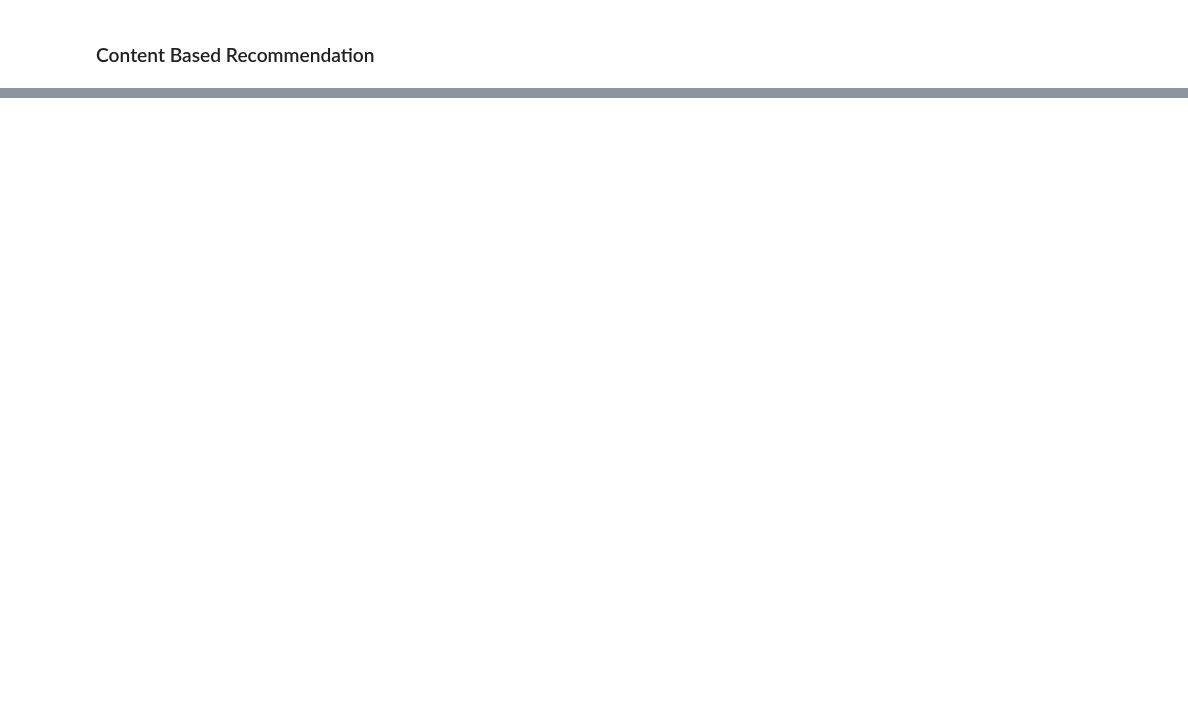
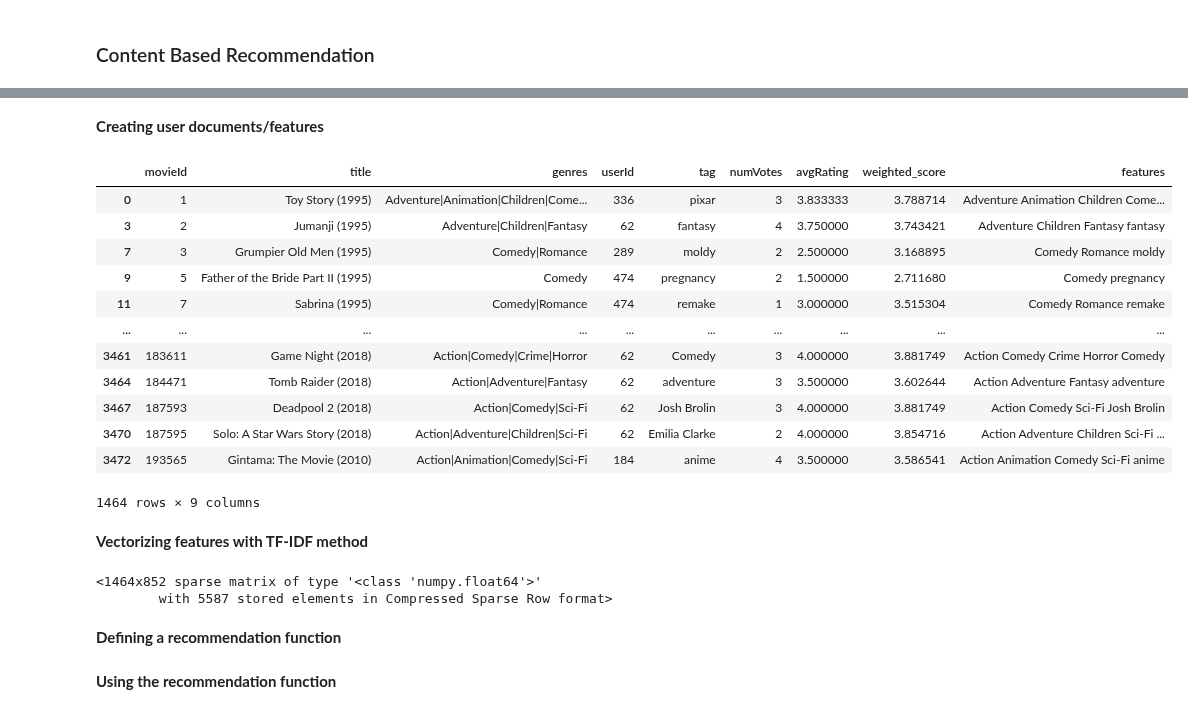
Before and after one commit to safakan/CCTB_repo_safak_atakan_celik, a Jupyter notebook: DEA113/NOTES_Build_Recommendation_Systems_for_Movies_Like_Netflix.ipynb, the cells around one changed output, grey strips where cells are left out. Cells and saved outputs as stored; diff of their text form; code cells hidden in the pictures; blank space fills up the shorter version.

```diff
--- a/DEA113/NOTES_Build_Recommendation_Systems_for_Movies_Like_Netflix.ipynb
+++ b/DEA113/NOTES_Build_Recommendation_Systems_for_Movies_Like_Netflix.ipynb
@@ -304,0 +312,35 @@ df_content
+# %% [markdown]
+**Creating user documents/features**
+# %%
+# creating a list of terms based on genres and tags
+df_content["features"] = df_content["genres"].str.replace("|", " ") + " " + df_content["tag"].fillna("")
+df_content
+# %% [output]
+|  | movieId | title | genres | userId | tag | numVotes | avgRating | weighted_score | features |
+| 0 | 1 | Toy Story (1995) | Adventure|Animation|Children|Come... | 336 | pixar | 3 | 3.833333 | 3.788714 | Adventure Animation Children Come... |
+| 3 | 2 | Jumanji (1995) | Adventure|Children|Fantasy | 62 | fantasy | 4 | 3.750000 | 3.743421 | Adventure Children Fantasy fantasy |
+| 7 | 3 | Grumpier Old Men (1995) | Comedy|Romance | 289 | moldy | 2 | 2.500000 | 3.168895 | Comedy Romance moldy |
+| 9 | 5 | Father of the Bride Part II (1995) | Comedy | 474 | pregnancy | 2 | 1.500000 | 2.711680 | Comedy pregnancy |
+| 11 | 7 | Sabrina (1995) | Comedy|Romance | 474 | remake | 1 | 3.000000 | 3.515304 | Comedy Romance remake |
+| ... | ... | ... | ... | ... | ... | ... | ... | ... | ... |
+| 3461 | 183611 | Game Night (2018) | Action|Comedy|Crime|Horror | 62 | Comedy | 3 | 4.000000 | 3.881749 | Action Comedy Crime Horror Comedy |
+| 3464 | 184471 | Tomb Raider (2018) | Action|Adventure|Fantasy | 62 | adventure | 3 | 3.500000 | 3.602644 | Action Adventure Fantasy adventure |
+| 3467 | 187593 | Deadpool 2 (2018) | Action|Comedy|Sci-Fi | 62 | Josh Brolin | 3 | 4.000000 | 3.881749 | Action Comedy Sci-Fi Josh Brolin |
+| 3470 | 187595 | Solo: A Star Wars Story (2018) | Action|Adventure|Children|Sci-Fi | 62 | Emilia Clarke | 2 | 4.000000 | 3.854716 | Action Adventure Children Sci-Fi ... |
+| 3472 | 193565 | Gintama: The Movie (2010) | Action|Animation|Comedy|Sci-Fi | 184 | anime | 4 | 3.500000 | 3.586541 | Action Animation Comedy Sci-Fi anime |
+1464 rows × 9 columns
+# %% [markdown]
+**Vectorizing features with TF-IDF method**
+# %%
+from sklearn.feature_extraction.text import TfidfVectorizer
+
+vectorizer = TfidfVectorizer(stop_words='english')
+
+# Creating TF-IDF vectors by fitting and transforming features
+X = vectorizer.fit_transform(df_content["features"])
+X
+# %% [output]
+<1464x852 sparse matrix of type '<class 'numpy.float64'>'
+        with 5587 stored elements in Compressed Sparse Row format>
+# %% [markdown]
+**Defining a recommendation function**
@@ -304,0 +369,2 @@ df_content
+# %% [markdown]
+**Using the recommendation function**
```
Also changed, not shown: parts of 23 cells of this notebook.
